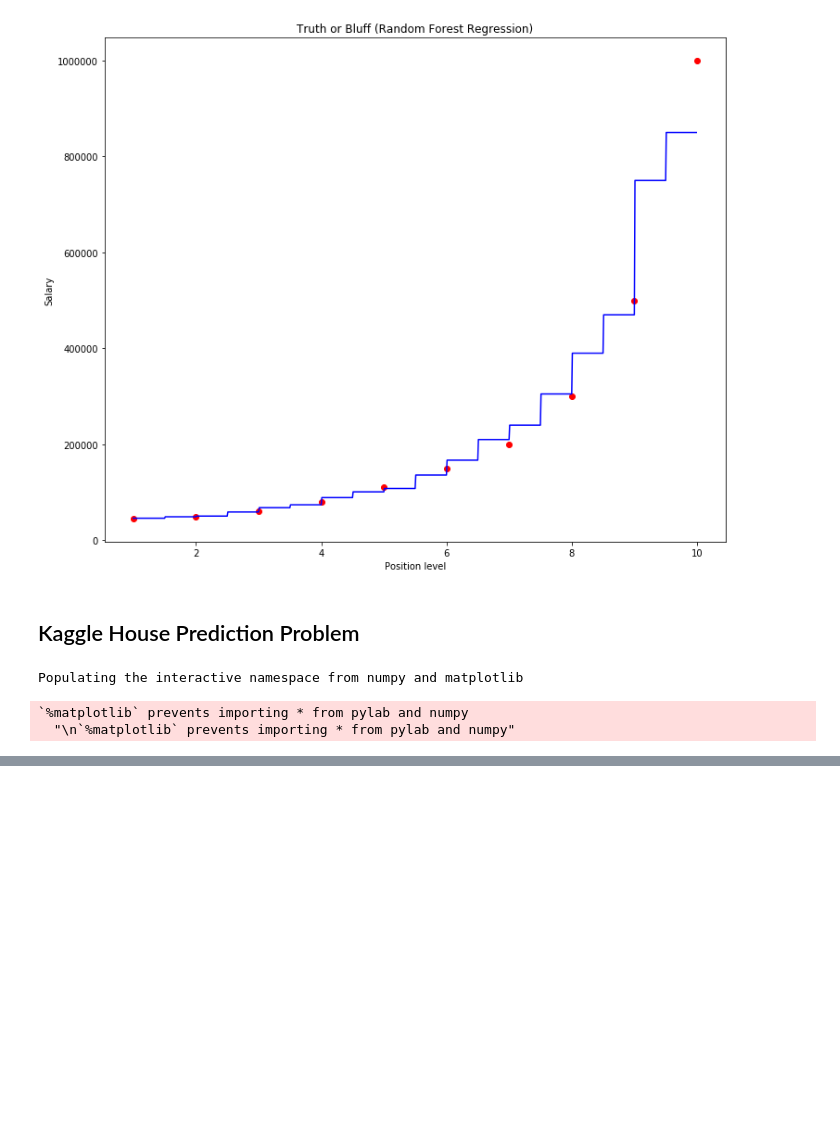
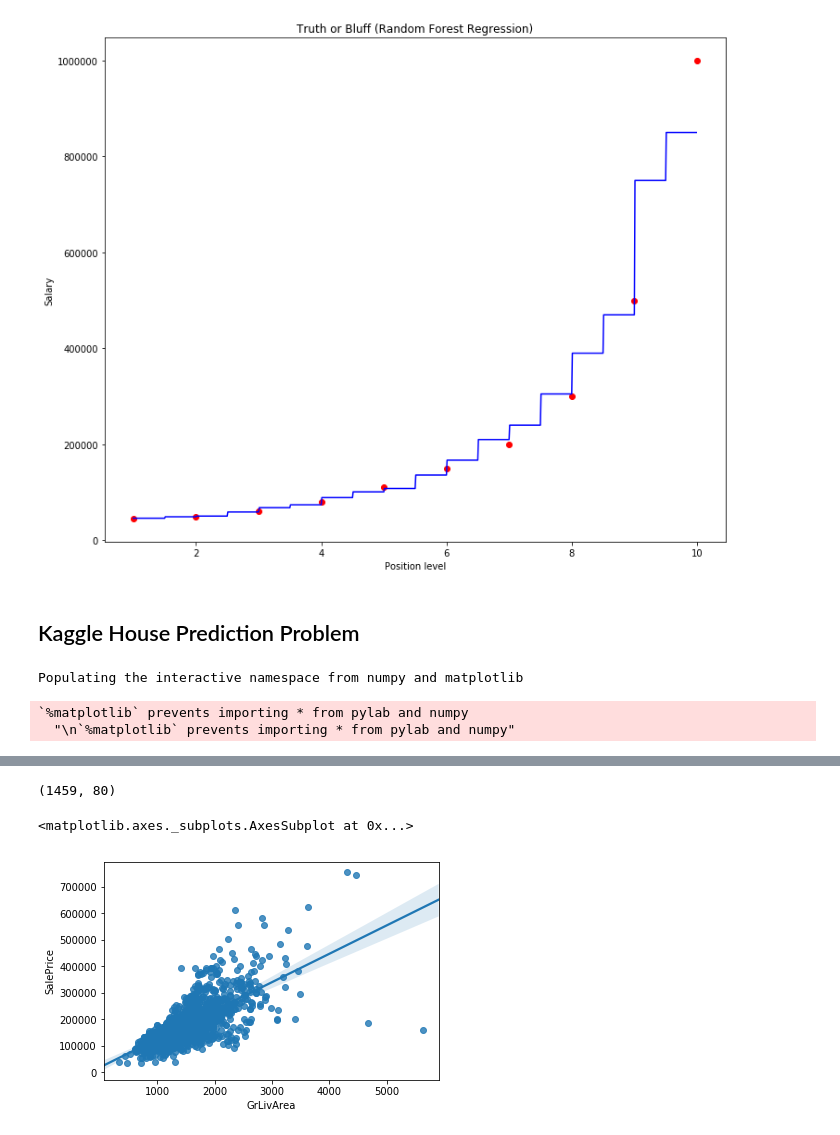
Before and after one commit to ywchiu/holintech, a Jupyter notebook: Demo20181222.ipynb, the cells around one changed output, grey strips where cells are left out. Drawn from its saved outputs; the diff is of its cells as text; code cells hidden in the pictures; blank space fills up the shorter version.

Commit message:
add train data

```diff
--- a/Demo20181222.ipynb
+++ b/Demo20181222.ipynb
@@ -686,3 +686,7 @@ from sklearn.preprocessing import LabelEncoder
 from sklearn.ensemble import RandomForestRegressor, GradientBoostingRegressor
 from sklearn.model_selection import KFold, cross_val_score, GridSearchCV
 from sklearn.metrics import mean_squared_error
+# %%
+import pandas
+trainData = pandas.read_csv('https://raw.githubusercontent.com/ywchiu/holintech/master/data/train.csv')
+testData = pandas.read_csv('https://raw.githubusercontent.com/ywchiu/holintech/master/data/test.csv')
@@ -688,0 +698,12 @@ from sklearn.metrics import mean_squared_error
+# %%
+testData.shape
+# %% [output]
+(1459, 80)
+# %%
+import pandas
+
+trainData['dataType'] ='train'
+testData['dataType']  ='test'
+SalePrice = trainData['SalePrice']
+fullData  = pandas.concat((trainData, testData)).reset_index(drop=True)
+fullData.drop(['SalePrice'], axis=1, inplace=True)
@@ -688,0 +785,5 @@ from sklearn.metrics import mean_squared_error
+# %%
+sns.regplot(x=trainData["GrLivArea"], y=trainData["SalePrice"])
+# %% [output]
+<matplotlib.axes._subplots.AxesSubplot at 0x...>
+[figure, added]
```
Also changed, not shown: parts of 16 cells of this notebook.
